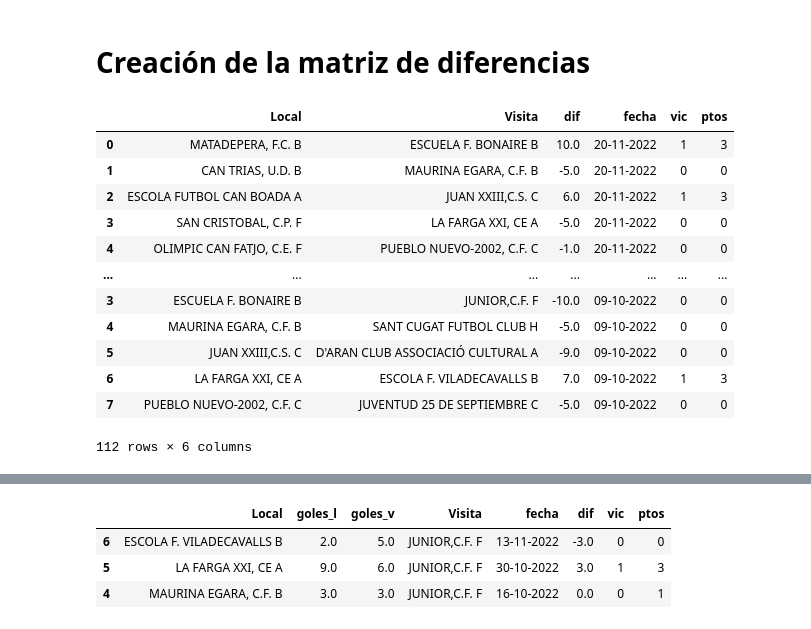
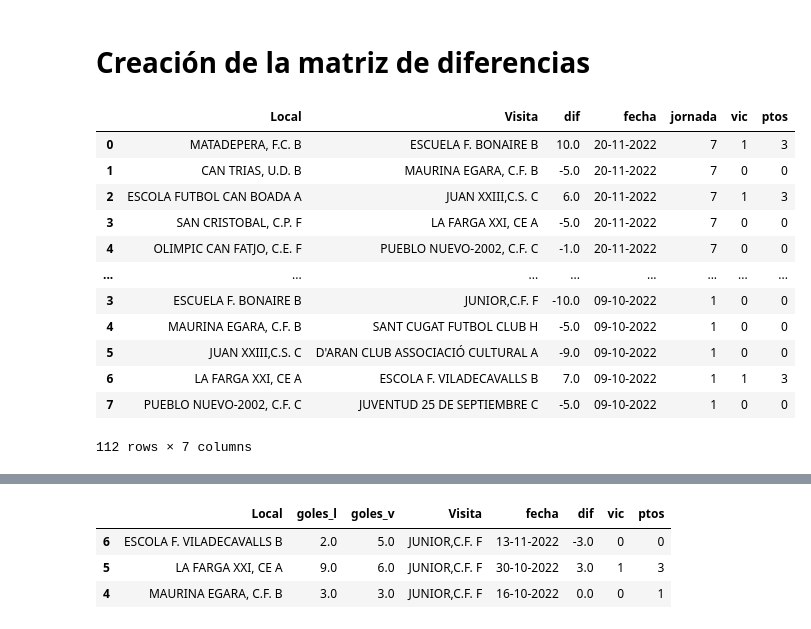
Before and after one commit to sorrento/futbol_m, a Jupyter notebook: futbol matias.ipynb, the cells around one changed output, grey strips where cells are left out. Drawn from its saved outputs; the diff is of its cells as text; code cells hidden in the pictures.

Commit message:
incluimos histórico de jornadas

```diff
--- a/futbol matias.ipynb
+++ b/futbol matias.ipynb
@@ -11,18 +11,14 @@ s=wb.sheetnames
 # %%
-acc=pd.DataFrame()
+acc = pd.DataFrame()
 for name in s:
     try:
-        df=pd.read_excel(path,sheet_name=name)
-
-        display(df)
-
-        fecha=df.columns[-1][:-1]
-        jornada=df.columns[0].split(' ')[1]
-        print(jornada)
-        df=df.iloc[:,[0,2,4,6]].copy()
-        df.columns=['Local', 'goles_l', 'goles_v', 'Visita']
-        df['fecha']=fecha
-        df['jornada']=int(jornada)
-        acc=pd.concat([acc, df])
+        df = pd.read_excel(path, sheet_name=name)
+        fecha = df.columns[-1][:-1]
+        jornada = df.columns[0].split(' ')[1]
+        df = df.iloc[:, [0, 2, 4, 6]].copy()
+        df.columns = ['Local', 'goles_l', 'goles_v', 'Visita']
+        df['fecha'] = fecha
+        df['jornada'] = int(jornada)
+        acc = pd.concat([acc, df])
     except:
         print('fail:', name)
@@ -132,30 +67,28 @@ equipos
 # %% [markdown]
 # Creación de la matriz de diferencias
 # %%
-acc['dif']=acc.goles_l-acc.goles_v
+names = ['Local', 'Visita', 'dif', 'fecha', 'jornada']
 
-acc2=acc.copy() #invertimos local y visita
-acc2=acc2.rename(columns={'Local':'Visita', 'Visita':'Local'})
-acc2['dif']=-acc2.dif
-names=['Local', 'Visita', 'dif', 'fecha']
-acct=pd.concat([acc, acc2])[names]
-acct
+acc2 = acc.copy()  # invertimos local y visita
+acc2 = acc2.rename(columns={'Local': 'Visita', 'Visita': 'Local'})
+acc2['dif'] = -acc2.dif
 
-acct['vic']=np.where(acct.dif>0,1,0)
-acct['ptos']=np.where(acct.dif>0,3,np.where(acct.dif<0,0,1))
+acct = pd.concat([acc, acc2])[names]
+acct['vic'] = np.where(acct.dif > 0, 1, 0)
+acct['ptos'] = np.where(acct.dif > 0, 3, np.where(acct.dif < 0, 0, 1))
 acct.reset_index(drop=True)
 acct
 # %% [output]
-|  | Local | Visita | dif | fecha | vic | ptos |
-| 0 | MATADEPERA, F.C. B | ESCUELA F. BONAIRE B | 10.0 | 20-11-2022 | 1 | 3 |
-| 1 | CAN TRIAS, U.D. B | MAURINA EGARA, C.F. B | -5.0 | 20-11-2022 | 0 | 0 |
-| 2 | ESCOLA FUTBOL CAN BOADA A | JUAN XXIII,C.S. C | 6.0 | 20-11-2022 | 1 | 3 |
-| 3 | SAN CRISTOBAL, C.P. F | LA FARGA XXI, CE A | -5.0 | 20-11-2022 | 0 | 0 |
-| 4 | OLIMPIC CAN FATJO, C.E. F | PUEBLO NUEVO-2002, C.F. C | -1.0 | 20-11-2022 | 0 | 0 |
-| ... | ... | ... | ... | ... | ... | ... |
-| 3 | ESCUELA F. BONAIRE B | JUNIOR,C.F. F | -10.0 | 09-10-2022 | 0 | 0 |
-| 4 | MAURINA EGARA, C.F. B | SANT CUGAT FUTBOL CLUB H | -5.0 | 09-10-2022 | 0 | 0 |
-| 5 | JUAN XXIII,C.S. C | D'ARAN CLUB ASSOCIACIÓ CULTURAL A | -9.0 | 09-10-2022 | 0 | 0 |
-| 6 | LA FARGA XXI, CE A | ESCOLA F. VILADECAVALLS B | 7.0 | 09-10-2022 | 1 | 3 |
-| 7 | PUEBLO NUEVO-2002, C.F. C | JUVENTUD 25 DE SEPTIEMBRE C | -5.0 | 09-10-2022 | 0 | 0 |
+|  | Local | Visita | dif | fecha | jornada | vic | ptos |
+| 0 | MATADEPERA, F.C. B | ESCUELA F. BONAIRE B | 10.0 | 20-11-2022 | 7 | 1 | 3 |
+| 1 | CAN TRIAS, U.D. B | MAURINA EGARA, C.F. B | -5.0 | 20-11-2022 | 7 | 0 | 0 |
+| 2 | ESCOLA FUTBOL CAN BOADA A | JUAN XXIII,C.S. C | 6.0 | 20-11-2022 | 7 | 1 | 3 |
+| 3 | SAN CRISTOBAL, C.P. F | LA FARGA XXI, CE A | -5.0 | 20-11-2022 | 7 | 0 | 0 |
+| 4 | OLIMPIC CAN FATJO, C.E. F | PUEBLO NUEVO-2002, C.F. C | -1.0 | 20-11-2022 | 7 | 0 | 0 |
+| ... | ... | ... | ... | ... | ... | ... | ... |
+| 3 | ESCUELA F. BONAIRE B | JUNIOR,C.F. F | -10.0 | 09-10-2022 | 1 | 0 | 0 |
+| 4 | MAURINA EGARA, C.F. B | SANT CUGAT FUTBOL CLUB H | -5.0 | 09-10-2022 | 1 | 0 | 0 |
+| 5 | JUAN XXIII,C.S. C | D'ARAN CLUB ASSOCIACIÓ CULTURAL A | -9.0 | 09-10-2022 | 1 | 0 | 0 |
+| 6 | LA FARGA XXI, CE A | ESCOLA F. VILADECAVALLS B | 7.0 | 09-10-2022 | 1 | 1 | 3 |
+| 7 | PUEBLO NUEVO-2002, C.F. C | JUVENTUD 25 DE SEPTIEMBRE C | -5.0 | 09-10-2022 | 1 | 0 | 0 |
-112 rows × 6 columns
+112 rows × 7 columns
```
Also changed, not shown: parts of 30 cells of this notebook, 3 other files.
